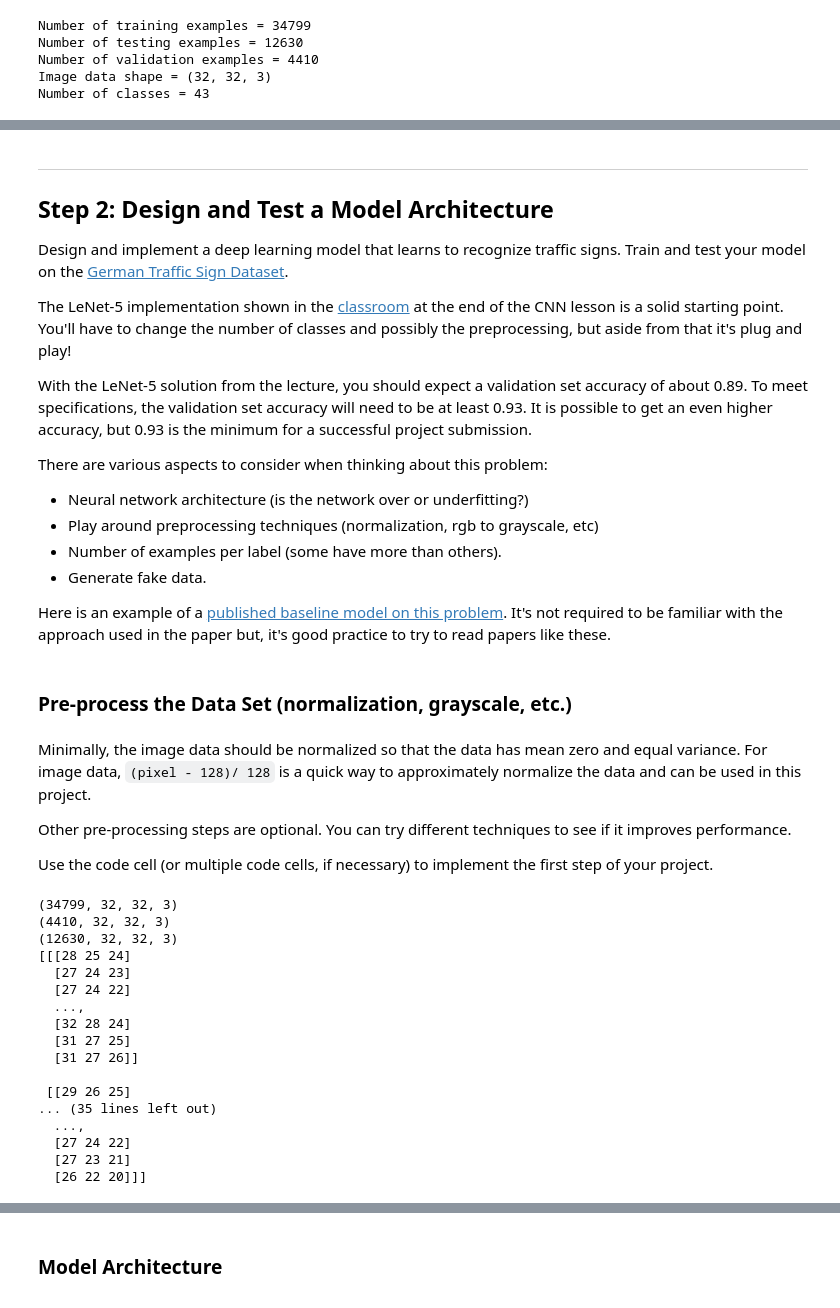
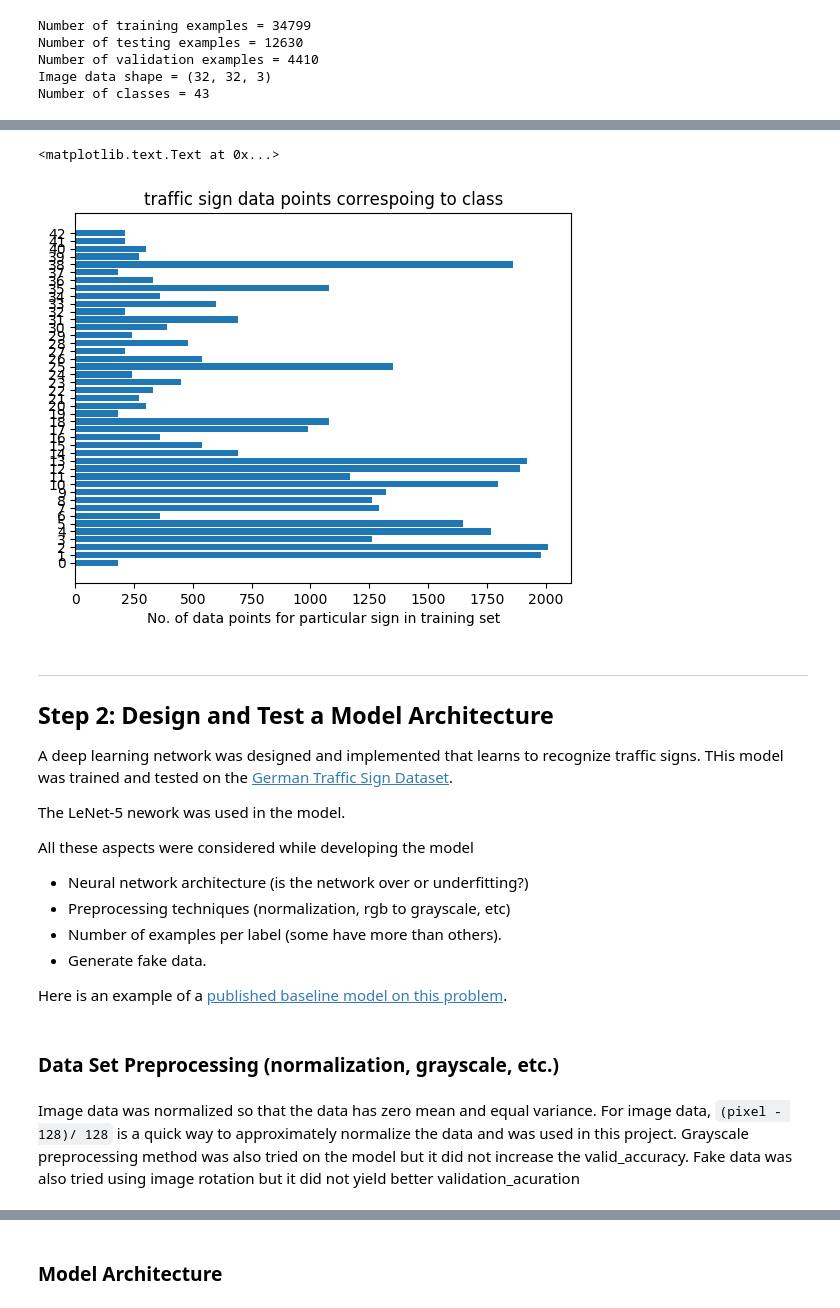
Before and after one commit to vijaysingla/CarNd-TrafficClassifierProject, a Jupyter notebook: Traffic_Sign_Classifier.ipynb, the cells around one changed output, grey strips where cells are left out. Cells and saved outputs as stored; diff of their text form; code cells hidden in the pictures.

```diff
--- a/Traffic_Sign_Classifier.ipynb
+++ b/Traffic_Sign_Classifier.ipynb
@@ -113,58 +100,44 @@ plt.imshow(X_train[3])
+# %%
+# Calculating data points corresponding to each traffic sign
+classes = np.unique(y_train,return_counts=True)
+class_index=classes[0]
+Data_points = classes[1]
+plt.rcdefaults()
+fig, ax = plt.subplots()
+y_pos = np.arange(len(class_index))
+ax.barh(y_pos,Data_points)
+ax.set_yticks(y_pos)
+ax.set_yticklabels(class_index)
+ax.set_xlabel('No. of data points for particular sign in training set')
+ax.set_title('traffic sign data points correspoing to class')
+# %% [output]
+<matplotlib.text.Text at 0x...>
+[figure, added]
 # %% [markdown]
 ----
 
 ## Step 2: Design and Test a Model Architecture
 
-Design and implement a deep learning model that learns to recognize traffic signs. Train and test your model on the [German Traffic Sign Dataset](http://benchmark.ini.rub.de/?section=gtsrb&subsection=dataset).
+A deep learning network was designed and implemented that learns to recognize traffic signs. THis model was trained and tested on the [German Traffic Sign Dataset](http://benchmark.ini.rub.de/?section=gtsrb&subsection=dataset).
 
-The LeNet-5 implementation shown in the [classroom](https://classroom.udacity.com/nanodegrees/nd013/parts/fbf77062-5703-404e-b60c-95b78b2f3f9e/modules/6df7ae49-c61c-4bb2-a23e-6527e69209ec/lessons/601ae704-1035-4287-8b11-e2c2716217ad/concepts/d4aca031-508f-4e0b-b493-e7b706120f81) at the end of the CNN lesson is a solid starting point. You'll have to change the number of classes and possibly the preprocessing, but aside from that it's plug and play!
+The LeNet-5 nework was used in the model.
 
-With the LeNet-5 solution from the lecture, you should expect a validation set accuracy of about 0.89. To meet specifications, the validation set accuracy will need to be at least 0.93. It is possible to get an even higher accuracy, but 0.93 is the minimum for a successful project submission.
-
-There are various aspects to consider when thinking about this problem:
+All these aspects were considered while developing the model
 
 - Neural network architecture (is the network over or underfitting?)
-- Play around preprocessing techniques (normalization, rgb to grayscale, etc)
+- Preprocessing techniques (normalization, rgb to grayscale, etc)
 - Number of examples per label (some have more than others).
 - Generate fake data.
 
-Here is an example of a [published baseline model on this problem](http://yann.lecun.com/exdb/publis/pdf/sermanet-ijcnn-11.pdf). It's not required to be familiar with the approach used in the paper but, it's good practice to try to read papers like these.
+Here is an example of a [published baseline model on this problem](http://yann.lecun.com/exdb/publis/pdf/sermanet-ijcnn-11.pdf).
 # %% [markdown]
-### Pre-process the Data Set (normalization, grayscale, etc.)
+### Data Set Preprocessing  (normalization, grayscale, etc.)
 # %% [markdown]
-Minimally, the image data should be normalized so that the data has mean zero and equal variance. For image data, `(pixel - 128)/ 128` is a quick way to approximately normalize the data and can be used in this project.
-
-Other pre-processing steps are optional. You can try different techniques to see if it improves performance.
-
-Use the code cell (or multiple code cells, if necessary) to implement the first step of your project.
+Image data was normalized so that the data has zero mean and equal variance. For image data, `(pixel - 128)/ 128` is a quick way to approximately normalize the data and was used in this project. Grayscale preprocessing method was also tried on the model but it did not increase the valid_accuracy. Fake data was also tried  using image rotation but it did not yield better validation_acuration
 # %%
-### Preprocess the data here. It is required to normalize the data. Other preprocessing steps could include
-### converting to grayscale, etc.
-### Feel free to use as many code cells as needed.
+### Code to convert image into grayscale
 
-# X_train = np.sum(X_train/3, axis=3,keepdims=True)
+#X_train = np.sum(X_train/3, axis=3,keepdims=True)
 # X_valid = np.sum(X_valid/3, axis=3,keepdims=True)
 # X_test  = np.sum(X_test/3, axis=3,keepdims=True)
-print(X_train.shape)
-print(X_valid.shape)
-print(X_test.shape)
-print(X_train[0])
-# %% [output]
-(34799, 32, 32, 3)
-(4410, 32, 32, 3)
-(12630, 32, 32, 3)
-[[[28 25 24]
-  [27 24 23]
-  [27 24 22]
-  ...,
-  [32 28 24]
-  [31 27 25]
-  [31 27 26]]
-
- [[29 26 25]
-... (35 lines left out)
-  ...,
-  [27 24 22]
-  [27 23 21]
-  [26 22 20]]]
 # %%
```
Also changed, not shown: parts of 33 cells of this notebook, 3 other files.
